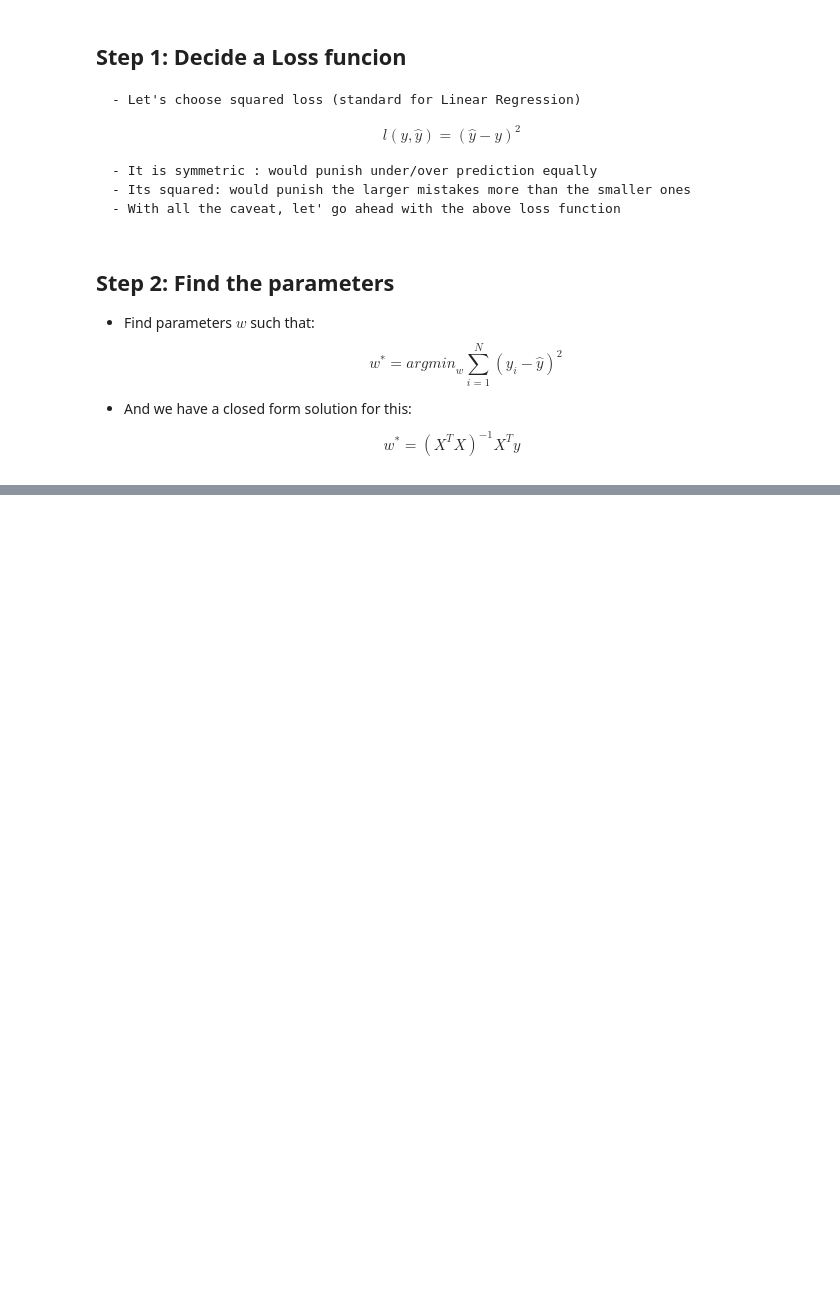
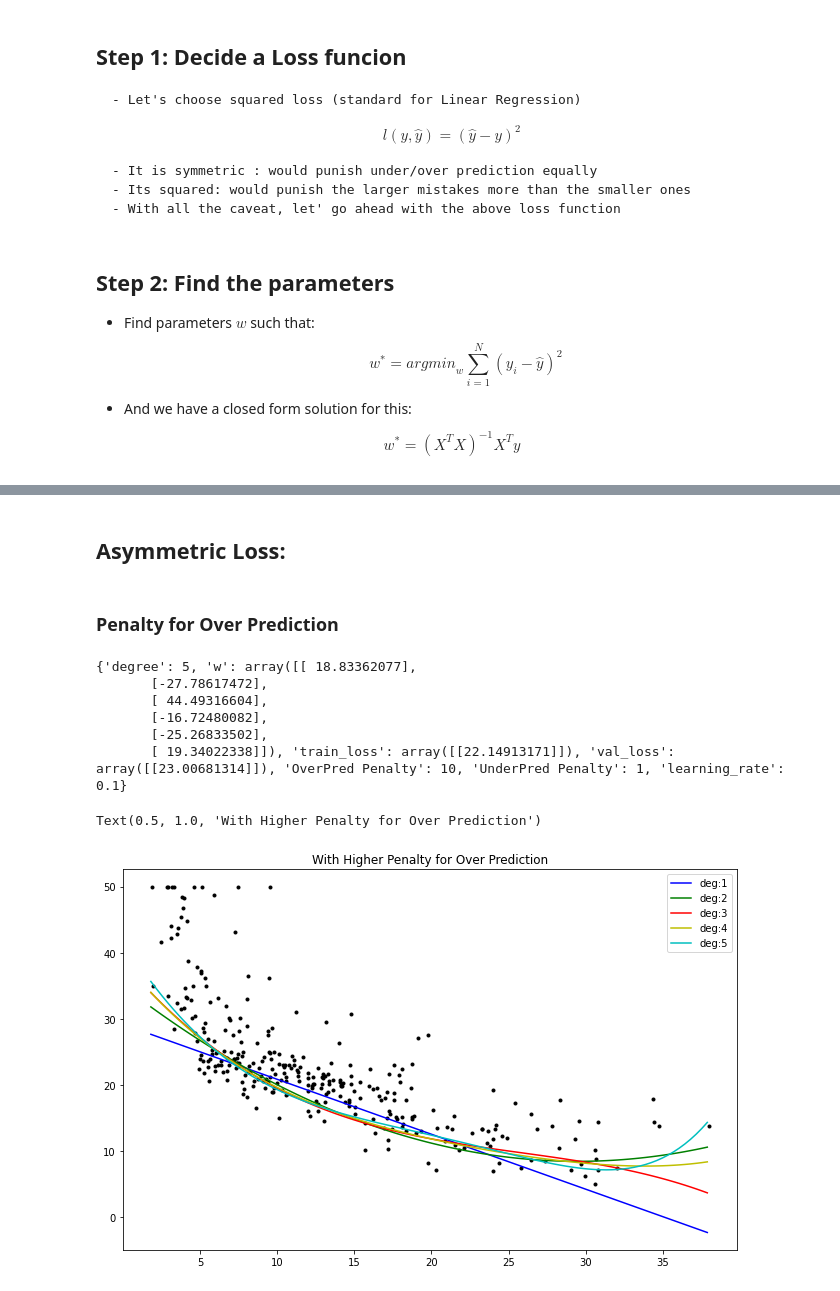
Before and after one commit to piyush13290/ml_without_sklearn, a Jupyter notebook: Linear_Regression.ipynb, the cells around one changed output, grey strips where cells are left out. Saved outputs shown, nothing was run; the diff lists cells and outputs as text; code cells hidden in the pictures; blank space fills up the shorter version.

```diff
--- a/Linear_Regression.ipynb
+++ b/Linear_Regression.ipynb
@@ -156,0 +105,19 @@ val_loss_bookkeeping
+# %% [markdown]
+##  Asymmetric Loss:
+# %% [markdown]
+### Penalty for Over Prediction
+# %%
+# Over Predictionn ten times as bad as under prediction
+bm = utils.find_best_model_plot_results(X_train, y_train, X_val, y_val, method = 'GradientDescent',
+                                  overPred_penalty=10, maxIt=20000)
+print(bm)
+plt.title("With Higher Penalty for Over Prediction")
+# %% [output]
+{'degree': 5, 'w': array([[ 18.83362077],
+       [-27.78617472],
+       [ 44.49316604],
+       [-16.72480082],
+       [-25.26833502],
+       [ 19.34022338]]), 'train_loss': array([[22.14913171]]), 'val_loss': array([[23.00681314]]), 'OverPred Penalty': 10, 'UnderPred Penalty': 1, 'learning_rate': 0.1}
+Text(0.5, 1.0, 'With Higher Penalty for Over Prediction')
+[figure, added]
```
Also changed, not shown: parts of 31 cells of this notebook, 1 other file.
